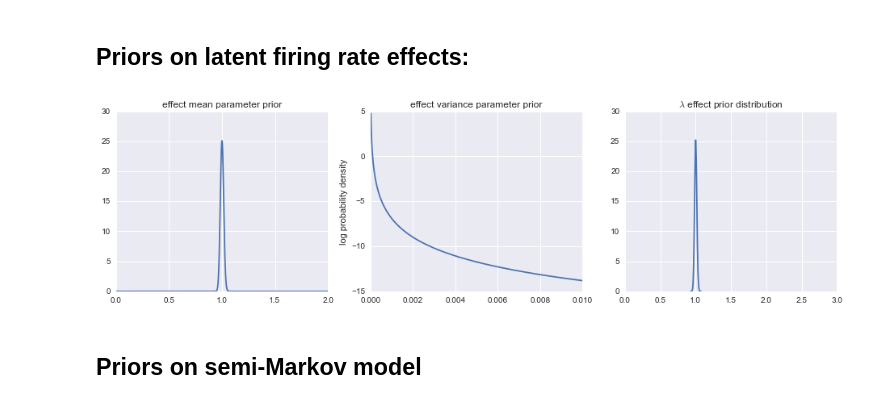
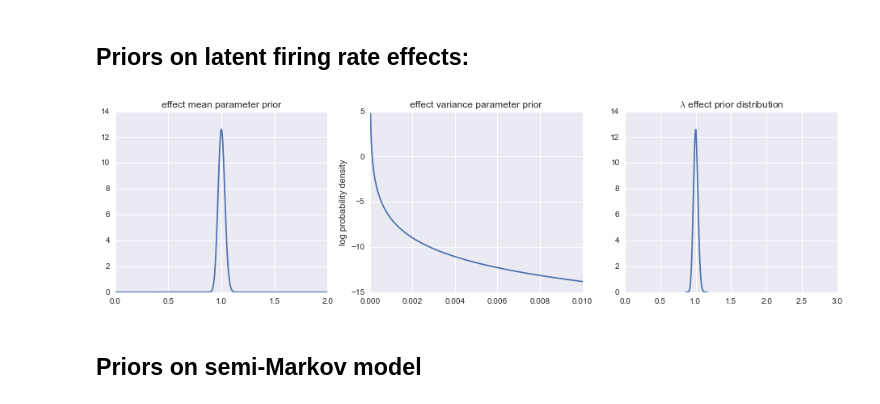
Before and after one commit to pearsonlab/spiketopics, a Jupyter notebook: gamma_model_hsmm_integration_test.ipynb, the cells around one changed output. Drawn from its saved outputs; the diff is of its cells as text; code cells hidden in the pictures.

```diff
--- a/gamma_model_hsmm_integration_test.ipynb
+++ b/gamma_model_hsmm_integration_test.ipynb
@@ -297,37 +297,37 @@ K = 5
 # %%
 fr_shape_shape = 2. * np.ones((K,))
 fr_shape_rate = (.01 / T) * np.ones((K,))
-fr_mean_shape = 0.4 * T * np.ones((K,))
-fr_mean_rate = 0.4 * T * np.ones((K,))
+fr_mean_shape = 1000 * np.ones((K,))  #0.4 * T * np.ones((K,))
+fr_mean_rate = 1000 * np.ones((K,))  #0.4 * T * np.ones((K,))
 
 fr_latent_dict = ({
             'prior_shape_shape': fr_shape_shape,
             'prior_shape_rate': fr_shape_rate,
             'prior_mean_shape': fr_mean_shape,
             'prior_mean_rate': fr_mean_rate})
 
 # make some plots
 plt.figure(figsize=(16, 4))
 
 plt.subplot(1, 3, 1)
 xx = np.linspace(0, 2, 500)
 plt.plot(xx, stats.invgamma.pdf(xx, a=fr_mean_shape[0], scale=fr_mean_rate[0]))
 plt.title('effect mean parameter prior');
 
 plt.subplot(1, 3, 2)
 xx = np.linspace(0, 0.01, 500)
 plt.plot(xx, stats.invgamma.logpdf(xx, a=fr_shape_shape[0], scale=fr_shape_rate[0]))
 plt.title('effect variance parameter prior');
 plt.ylabel('log probability density')
 
 plt.subplot(1, 3, 3)
 samples = gamma_from_hypers([fr_mean_shape[0], fr_mean_rate[0]],
                             [fr_shape_shape[0], fr_shape_rate[0]], 1e5)
 sns.kdeplot(samples, gridsize=5000, clip=(0, 5))
 plt.title(r'$\lambda$ effect prior distribution')
 plt.xlim(0, 3);
 # %% [output]
-[figure, old version]
+[figure, new version]
 # %% [markdown]
 ## Priors on semi-Markov model
 # %% [markdown]
```
Also changed, not shown: parts of 15 cells of this notebook.
